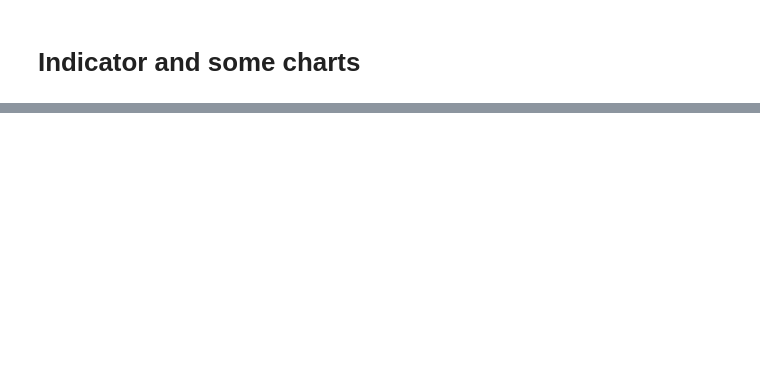
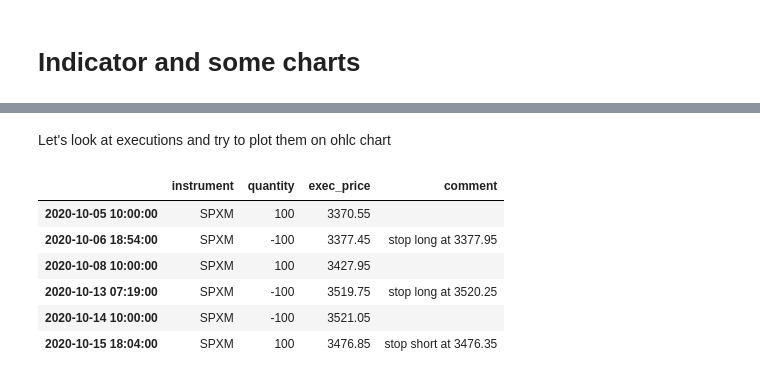
Before and after one commit to dmarienko/Lustre, a Jupyter notebook: models/1. Chandelier RAD.ipynb, the cells around one changed output, grey strips where cells are left out. Cells and saved outputs as stored; diff of their text form; code cells hidden in the pictures; blank space fills up the shorter version.

```diff
--- a/models/1. Chandelier RAD.ipynb
+++ b/models/1. Chandelier RAD.ipynb
@@ -47,0 +70,12 @@ plt.plot(radD[_z], '.', c='g', ms=2)
+# %% [markdown]
+Let's look at executions and try to plot them on ohlc chart
+# %%
+r.results[1].executions
+# %% [output]
+|  | instrument | quantity | exec_price | comment |
+| 2020-10-05 10:00:00 | SPXM | 100 | 3370.55 |  |
+| 2020-10-06 18:54:00 | SPXM | -100 | 3377.45 | stop long at 3377.95 |
+| 2020-10-08 10:00:00 | SPXM | 100 | 3427.95 |  |
+| 2020-10-13 07:19:00 | SPXM | -100 | 3519.75 | stop long at 3520.25 |
+| 2020-10-14 10:00:00 | SPXM | -100 | 3521.05 |  |
+| 2020-10-15 18:04:00 | SPXM | 100 | 3476.85 | stop short at 3476.35 |
```
Also changed, not shown: parts of 13 cells of this notebook, 2 other files.
